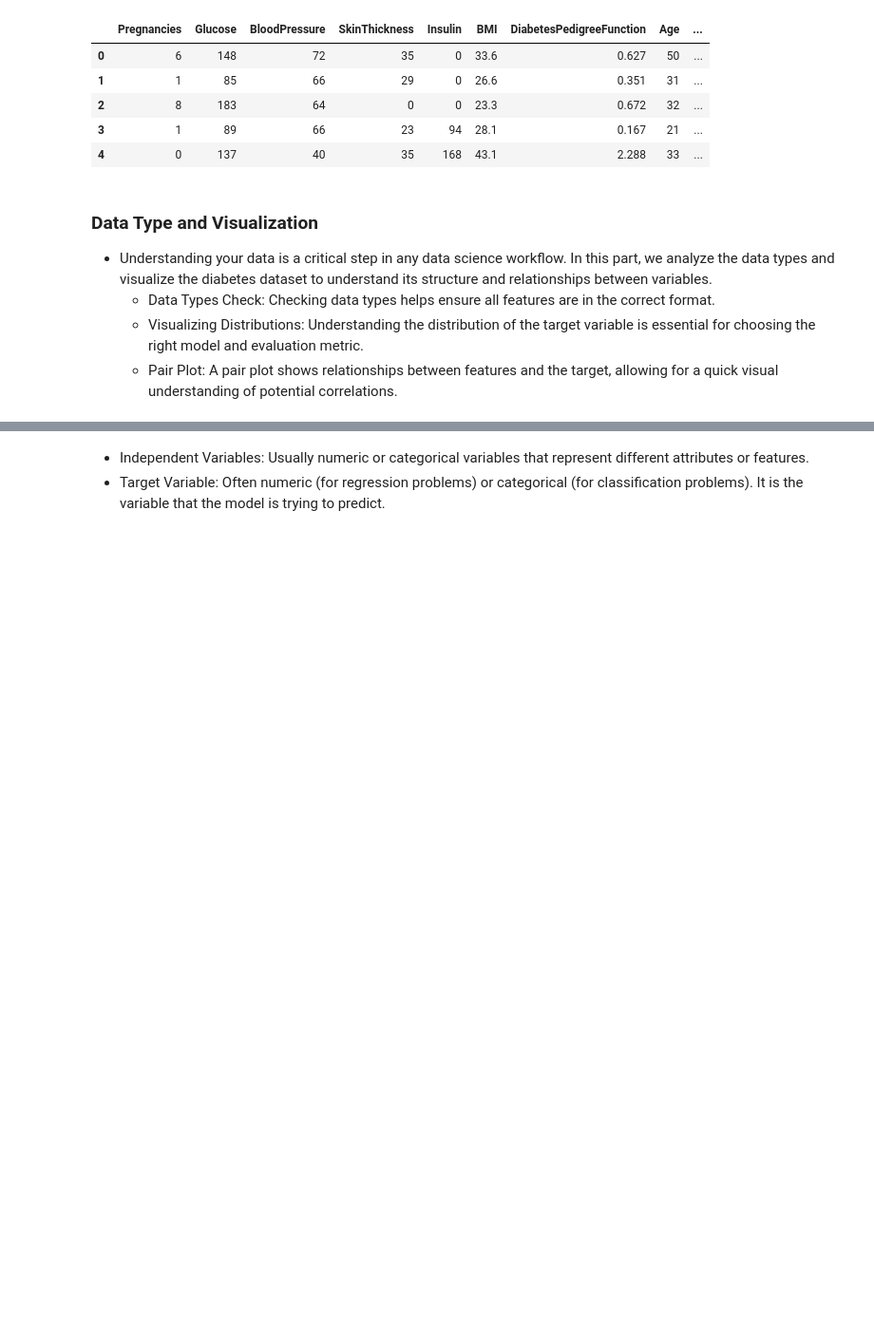
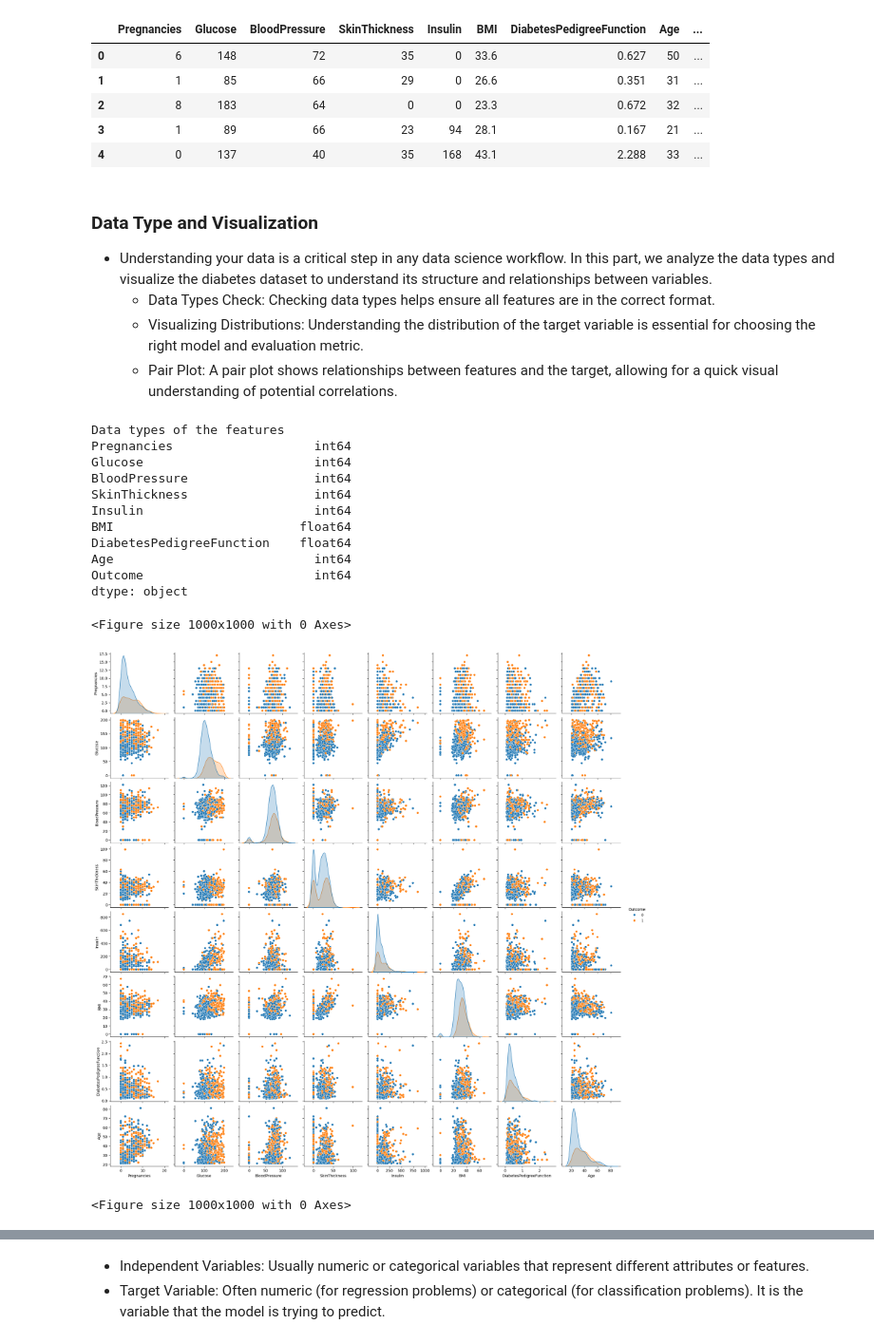
Before and after one commit to YuZhengYYDS/DeepRepresentationalLearning, a Jupyter notebook: src/week1_questions.ipynb, the cells around one changed output, grey strips where cells are left out. Shown at 95% size. Saved outputs shown, nothing was run; the diff lists cells and outputs as text; code cells hidden in the pictures; blank space fills up the shorter version.

```diff
--- a/src/week1_questions.ipynb
+++ b/src/week1_questions.ipynb
@@ -69,8 +69,25 @@ df.head()
 # %%
 # Check the data types of the features
 # Hint: a pandas DataFrame has an attribute "dtype"
-print() # YOUR CODE HERE
+print()
+print("Data types of the features")
+print(df.dtypes)
 
 # Visualizing the distribution of features to find target and independency features
 # Hint: Consider using the seaborn package
-# YOUR CODE HERE
+sns.pairplot(df, hue="Outcome")
+# %% [output]
+Data types of the features
+Pregnancies                   int64
+Glucose                       int64
+BloodPressure                 int64
+SkinThickness                 int64
+Insulin                       int64
+BMI                         float64
+DiabetesPedigreeFunction    float64
+Age                           int64
+Outcome                       int64
+dtype: object
+<Figure size 1000x1000 with 0 Axes>
+[figure, added]
+<Figure size 1000x1000 with 0 Axes>
```
Also changed, not shown: parts of 3 cells of this notebook.
